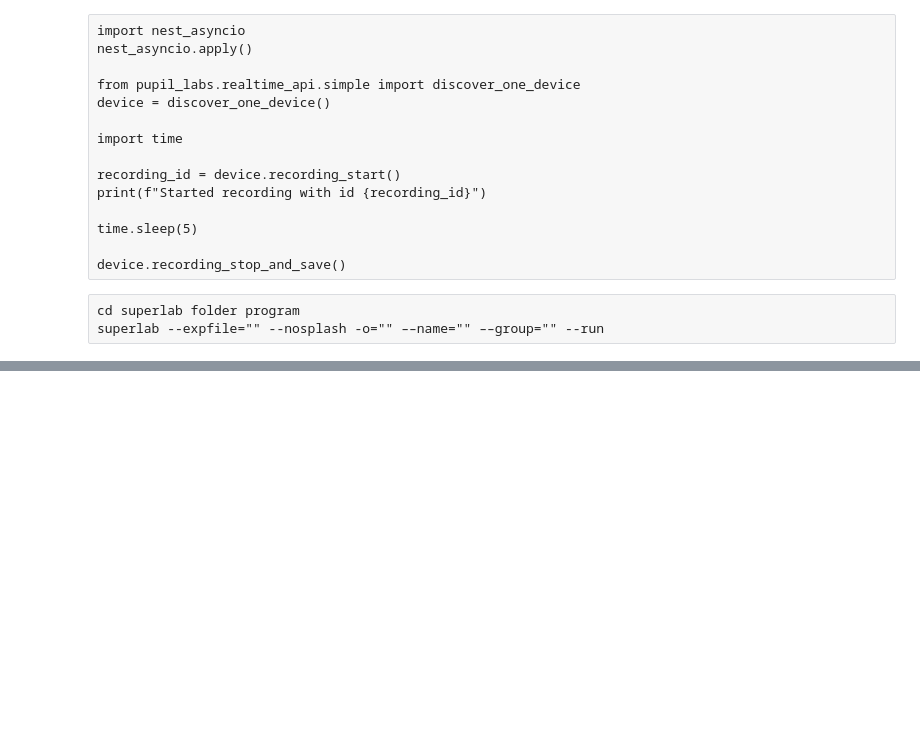
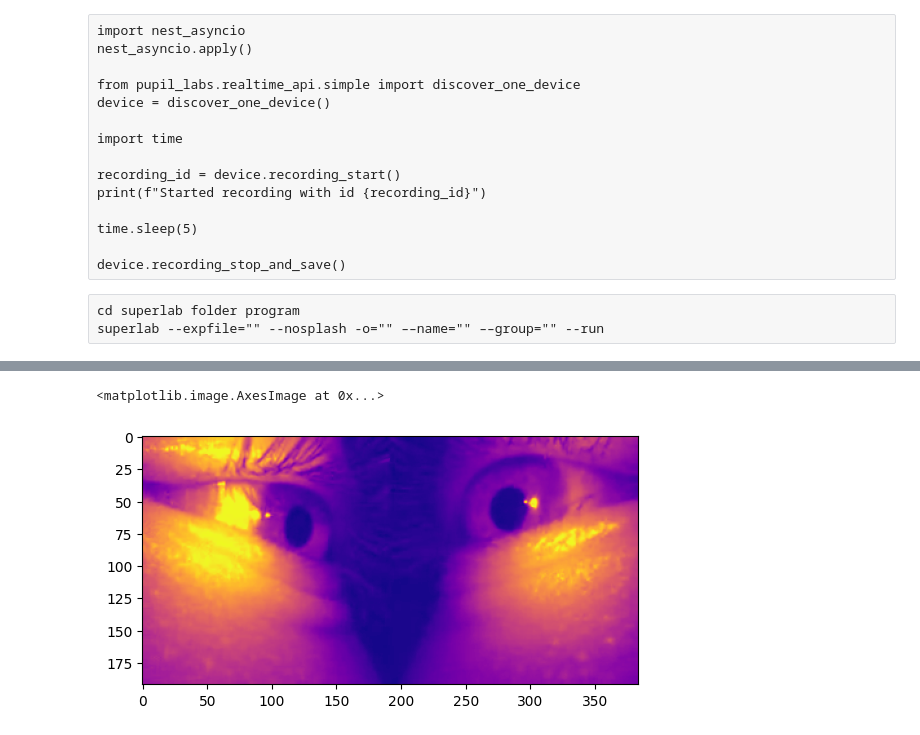
Before and after one commit to danielelozzi/eyetracking, a Jupyter notebook: cloud_points.ipynb, the cells around one changed output, grey strips where cells are left out. Drawn from its saved outputs; the diff is of its cells as text; code cells hidden in the pictures; blank space fills up the shorter version.

```diff
--- a/cloud_points.ipynb
+++ b/cloud_points.ipynb
@@ -132,0 +92,16 @@ plt.ylim(0,1)
+# %%
+v = av.open('eyes.mp4')
+# %%
+frames_r = []
+frames_l = []
+frames = []
+for frame in v.decode(video=0):
+    # Decode video frame, and convert to NumPy array in BGR pixel format (use BGR because it used by OpenCV).
+    frame = frame.to_ndarray(format='gray')  # For Grayscale video, use: frame = frame.to_ndarray(format='gray')
+    frames.append(frame)
+    lenght = int(frame.shape[1]/2)
+    #frame = frame[:,:,0]
+    frame_r = frame[:,0:lenght]
+    frame_l = frame[:,lenght:]
+    frames_r.append(frame_r)
+    frames_l.append(frame_l)
@@ -132,0 +190,6 @@ plt.ylim(0,1)
+# %%
+frame_x = frames[np.random.randint(0,len(frames))]
+plt.imshow(frame_x,cmap='plasma')
+# %% [output]
+<matplotlib.image.AxesImage at 0x...>
+[figure, added]
```
Also changed, not shown: parts of 80 cells of this notebook, 3 other files.
